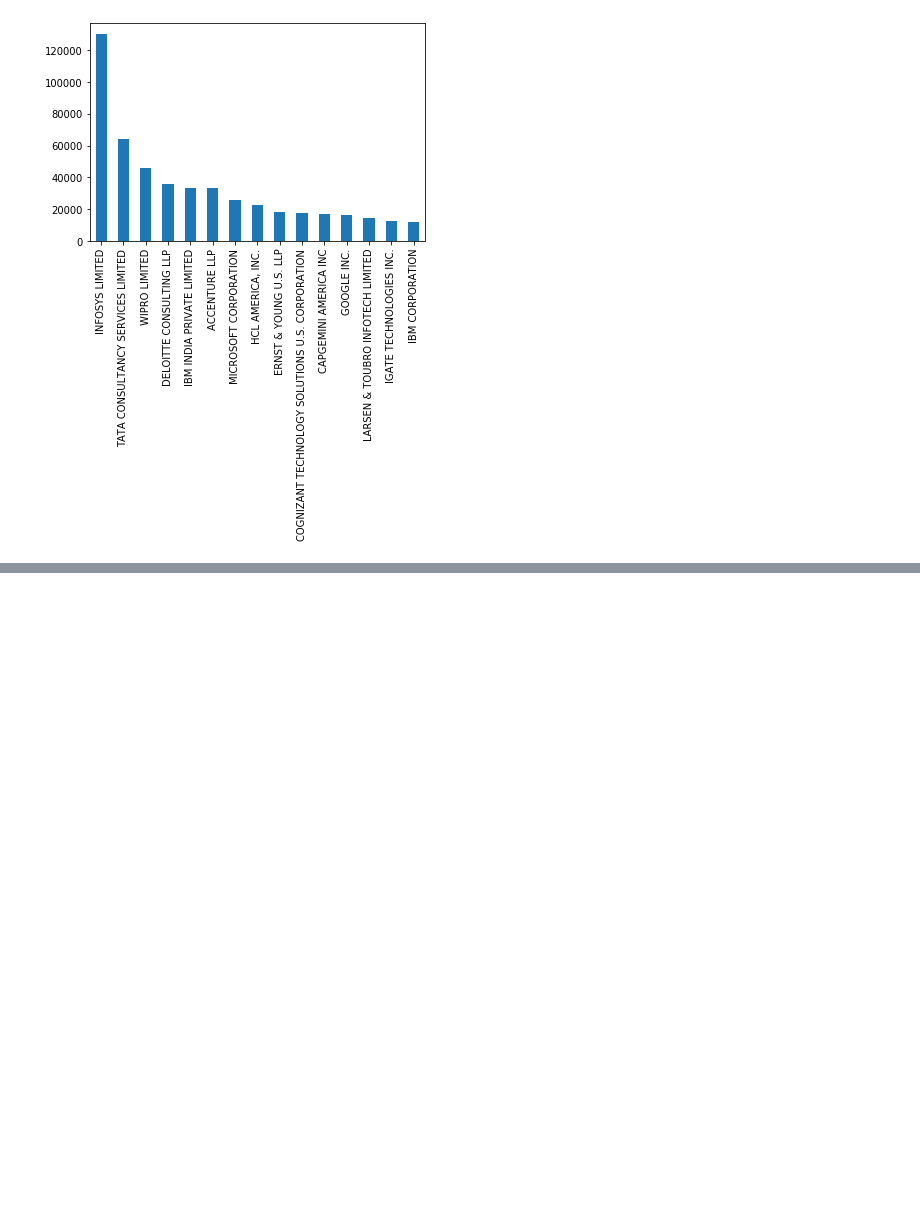
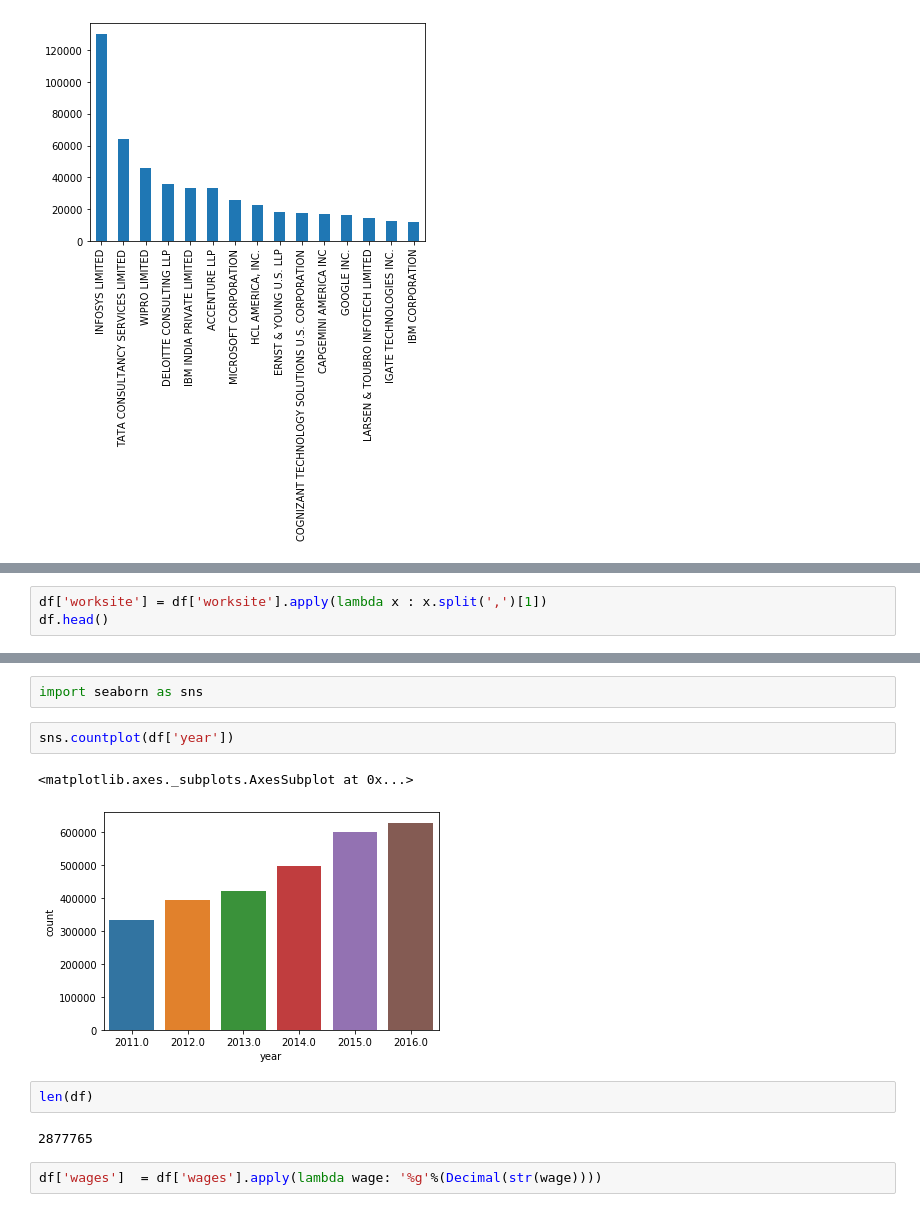
Before and after one commit to ajayyadav1998/python3pm, a Jupyter notebook: H1B visa project.ipynb, the cells around one changed output, grey strips where cells are left out. Drawn from its saved outputs; the diff is of its cells as text; blank space fills up the shorter version.

```diff
--- a/H1B visa project.ipynb
+++ b/H1B visa project.ipynb
@@ -70,0 +123,3 @@ df['companies'].value_counts()[:15].plot(kind='bar')
+# %%
+df['worksite'] = df['worksite'].apply(lambda x : x.split(',')[1])
+df.head()
@@ -70,0 +133,13 @@ df['companies'].value_counts()[:15].plot(kind='bar')
+# %%
+import seaborn as sns
+# %%
+sns.countplot(df['year'])
+# %% [output]
+<matplotlib.axes._subplots.AxesSubplot at 0x...>
+[figure, added]
+# %%
+len(df)
+# %% [output]
+2877765
+# %%
+df['wages']  = df['wages'].apply(lambda wage: '%g'%(Decimal(str(wage))))
```
Also changed, not shown: parts of 22 cells of this notebook.
